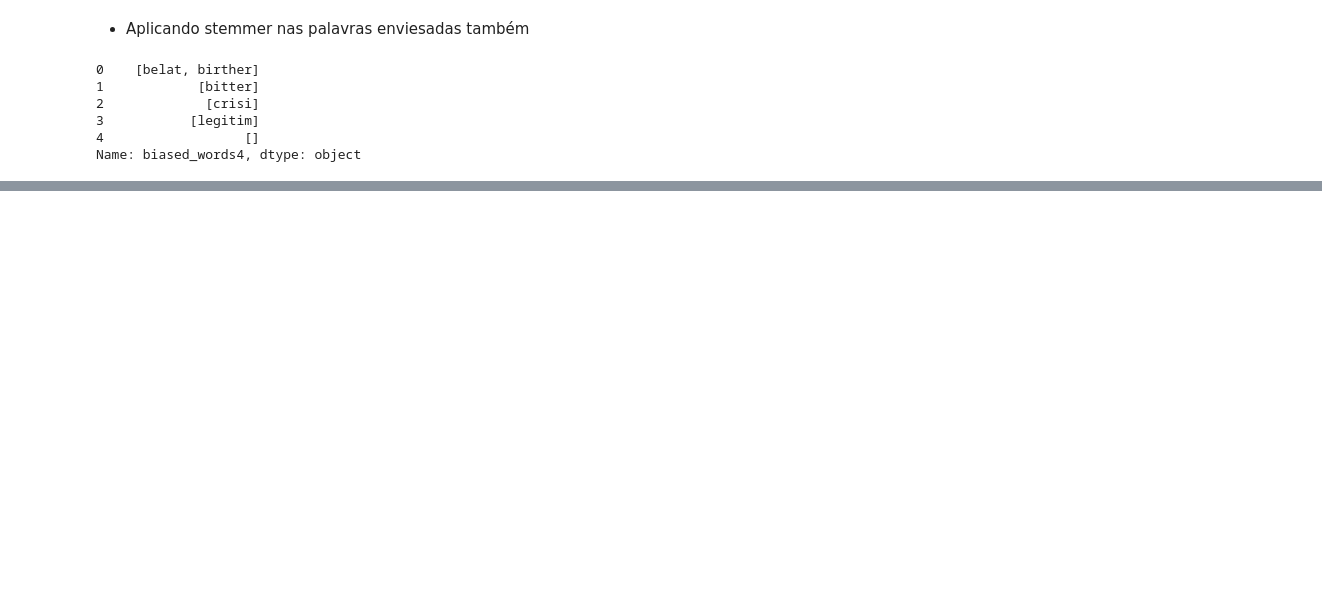
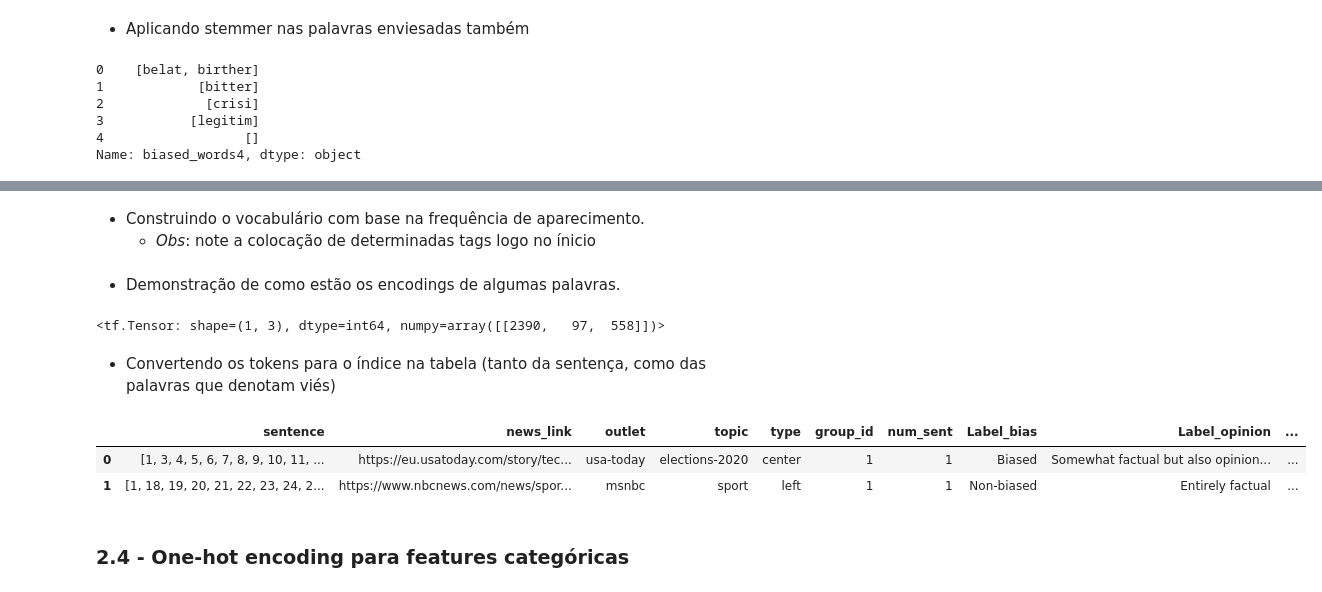
Before and after one commit to RuasGAR/text-bias-detection, a Jupyter notebook: code/network.ipynb, the cells around one changed output, grey strips where cells are left out. Saved outputs shown, nothing was run; the diff lists cells and outputs as text; code cells hidden in the pictures; blank space fills up the shorter version.

```diff
--- a/code/network.ipynb
+++ b/code/network.ipynb
@@ -168,0 +202,57 @@ Name: biased_words4, dtype: object
+# %% [markdown]
+- Construindo o vocabulário com base na frequência de aparecimento.
+  - *Obs*: note a colocação de determinadas tags logo no ínicio
+# %%
+def create_vocabulary(data):
+  """ Retorna uma lookup table (StaticVocabularyTable) """
+
+  vocab = Counter()
+  for sentence in data['sentence']:
+      vocab.update(sentence)
+
+  words = tf.constant([PADDING] +
+                      [SOS] +
+                      [UNKNOWN] +
+                      [word for word in vocab.keys() if word != PADDING and word != SOS]
+  )
+  words_ids = tf.range(len(vocab)+1, dtype=tf.int64) # +1 porque unknown é o único não mapeado
+  vocab_init = tf.lookup.KeyValueTensorInitializer(words,words_ids)
+  num_oov_buckets = 5000 # bucket para palavras desconhecidas
+  vocab_table = tf.lookup.StaticVocabularyTable(vocab_init,num_oov_buckets)
+
+  return vocab_table
+# %% [markdown]
+- Demonstração de como estão os encodings de algumas palavras.
+# %%
+vocab_table = create_vocabulary(df_copy)
+vocab_table.lookup(tf.constant([b'nice trump move'.split(b' ')]))
+# %% [output]
+<tf.Tensor: shape=(1, 3), dtype=int64, numpy=array([[2390,   97,  558]])>
+# %% [markdown]
+- Convertendo os tokens para o índice na tabela (tanto da sentença, como das palavras que denotam viés)
+# %%
+def convert_words_to_freq(data, vocab):
+
+  for index, row in data.iterrows():
+
+    sentence = tf.constant(row['sentence'])
+    biased_words = tf.constant(row['biased_words4'])
+
+    sentence_ided = vocab_table.lookup(sentence).numpy()
+
+    biased_words_ided = vocab_table.lookup(biased_words).numpy() if len(biased_words) > 0 else []
+
+    data.at[index, 'sentence'] = sentence_ided
+    data.at[index, 'biased_words4'] = biased_words_ided
+
+
+  return data
+
+df_copy = convert_words_to_freq(df_copy, vocab_table)
+df_copy.head(2)
+# %% [output]
+|  | sentence | news_link | outlet | topic | type | group_id | num_sent | Label_bias | Label_opinion | ... |
+| 0 | [1, 3, 4, 5, 6, 7, 8, 9, 10, 11, ... | https://eu.usatoday.com/story/tec... | usa-today | elections-2020 | center | 1 | 1 | Biased | Somewhat factual but also opinion... | ... |
+| 1 | [1, 18, 19, 20, 21, 22, 23, 24, 2... | https://www.nbcnews.com/news/spor... | msnbc | sport | left | 1 | 1 | Non-biased | Entirely factual | ... |
+# %% [markdown]
+### 2.4 - One-hot encoding para features categóricas
```
Also changed, not shown: parts of 45 cells of this notebook.
